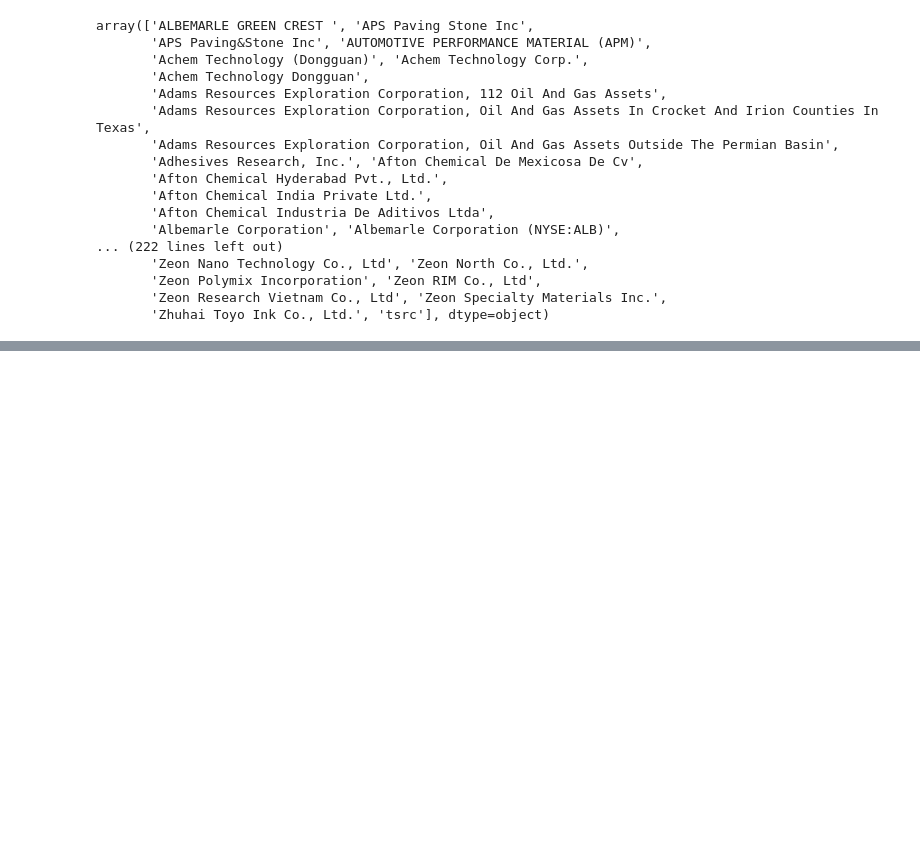
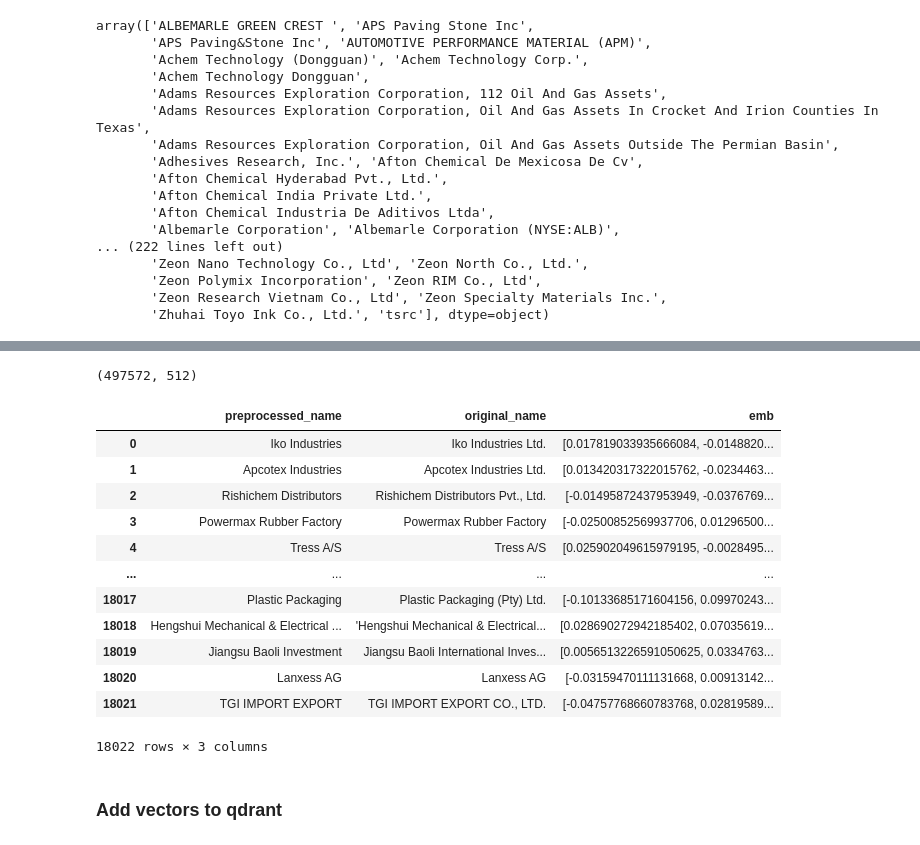
Before and after one commit to PopeyeTheSailorsCat/company_names_matches, a Jupyter notebook: experiments/exp2.ipynb, the cells around one changed output, grey strips where cells are left out. Saved outputs shown, nothing was run; the diff lists cells and outputs as text; code cells hidden in the pictures; blank space fills up the shorter version.

```diff
--- a/experiments/exp2.ipynb
+++ b/experiments/exp2.ipynb
@@ -218,0 +246,2 @@ map_score
+# %%
+df_emb = pd.read_parquet('../data/df_embs_preproc.parquet')  # Embeddings from distiluse-base-multilingual-cased-v2 pretrain. Vector length is 512.
@@ -218,0 +290,28 @@ map_score
+# %%
+np.stack(df.emb_1).shape
+# %% [output]
+(497572, 512)
+# %%
+df_names = pd.read_parquet('../data/df_names_preproc.parquet')
+# %%
+df_names = df_names.merge(df_emb[['name', 'emb']], how='left', left_on='Names', right_on='name')
+df_names = df_names.drop(columns=['Names', 'languages_langdetect'])
+df_names = df_names.rename({'name': 'original_name', 'name_preproc':'preprocessed_name'}, axis=1)
+# %%
+df_names
+# %% [output]
+|  | preprocessed_name | original_name | emb |
+| 0 | Iko Industries | Iko Industries Ltd. | [0.017819033935666084, -0.0148820... |
+| 1 | Apcotex Industries | Apcotex Industries Ltd. | [0.013420317322015762, -0.0234463... |
+| 2 | Rishichem Distributors | Rishichem Distributors Pvt., Ltd. | [-0.01495872437953949, -0.0376769... |
+| 3 | Powermax Rubber Factory | Powermax Rubber Factory | [-0.02500852569937706, 0.01296500... |
+| 4 | Tress A/S | Tress A/S | [0.025902049615979195, -0.0028495... |
+| ... | ... | ... | ... |
+| 18017 | Plastic Packaging | Plastic Packaging (Pty) Ltd. | [-0.10133685171604156, 0.09970243... |
+| 18018 | Hengshui Mechanical & Electrical ... | 'Hengshui Mechanical & Electrical... | [0.028690272942185402, 0.07035619... |
+| 18019 | Jiangsu Baoli Investment | Jiangsu Baoli International Inves... | [0.0056513226591050625, 0.0334763... |
+| 18020 | Lanxess AG | Lanxess AG | [-0.03159470111131668, 0.00913142... |
+| 18021 | TGI IMPORT EXPORT | TGI IMPORT EXPORT CO., LTD. | [-0.04757768660783768, 0.02819589... |
+18022 rows × 3 columns
+# %% [markdown]
+### Add vectors to qdrant
```
Also changed, not shown: parts of 29 cells of this notebook, 2 other files.
